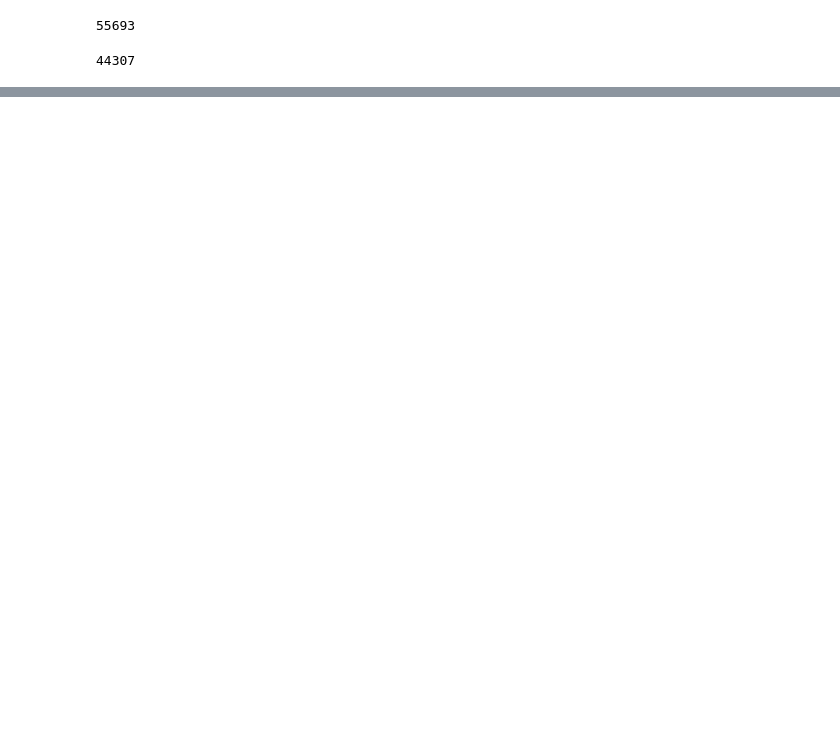
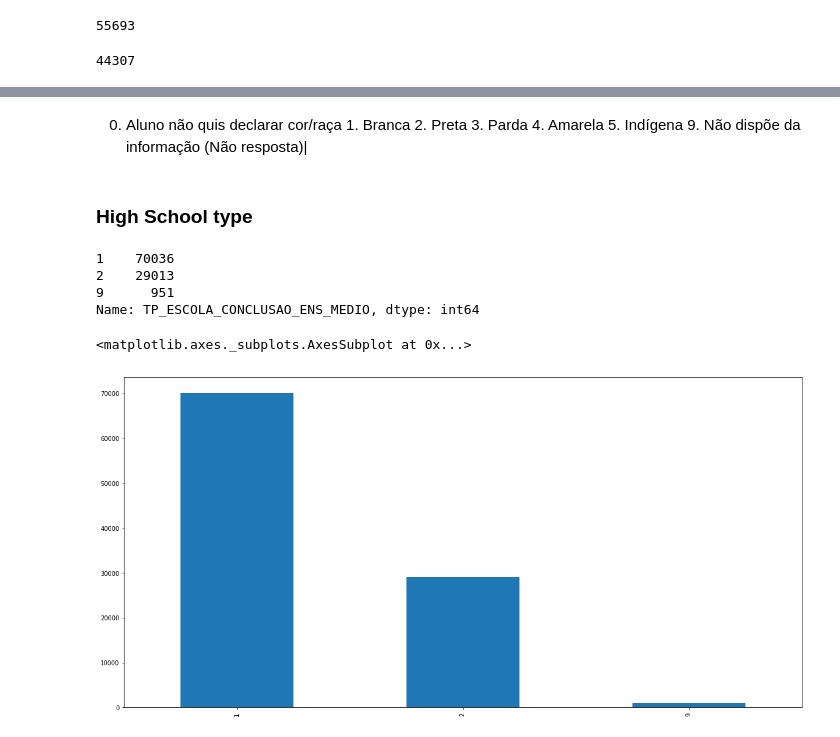
Before and after one commit to Kan4me/women_in_grad, a Jupyter notebook: 1_database_setup.ipynb, the cells around one changed output, grey strips where cells are left out. Drawn from its saved outputs; the diff is of its cells as text; code cells hidden in the pictures; blank space fills up the shorter version.

```diff
--- a/1_database_setup.ipynb
+++ b/1_database_setup.ipynb
@@ -88,0 +124,16 @@ ax = df.plot.bar(x='TP_SEXO', rot=0)
+# %% [markdown]
+0. Aluno não quis declarar cor/raça   1. Branca 2. Preta 3. Parda 4. Amarela 5. Indígena 9. Não dispõe da informação (Não resposta)|
+# %% [markdown]
+### High School type
+# %%
+middle_school = df['TP_ESCOLA_CONCLUSAO_ENS_MEDIO'].value_counts()
+print(middle_school)
+
+middle_school.plot(kind='bar', figsize=(20,10))
+# %% [output]
+1    70036
+2    29013
+9      951
+Name: TP_ESCOLA_CONCLUSAO_ENS_MEDIO, dtype: int64
+<matplotlib.axes._subplots.AxesSubplot at 0x...>
+[figure, added]
```
Also changed, not shown: parts of 20 cells of this notebook.
